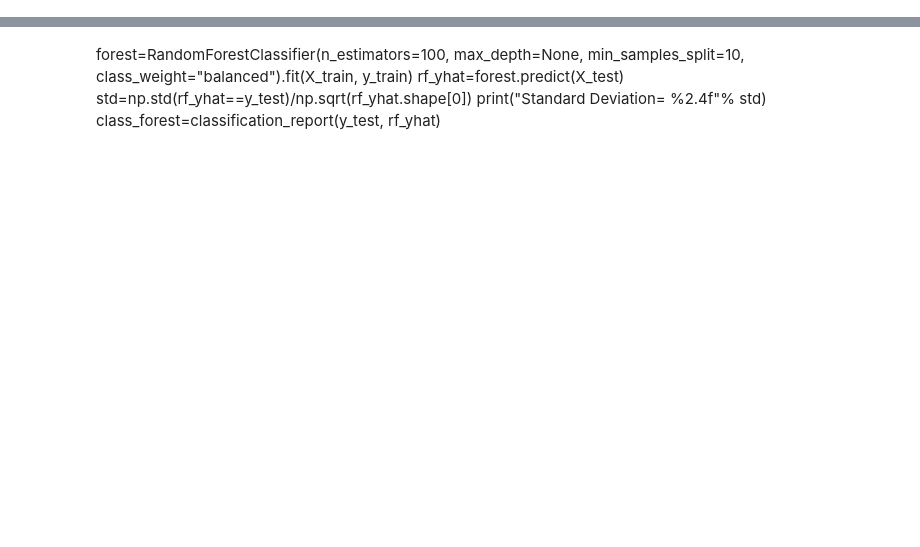
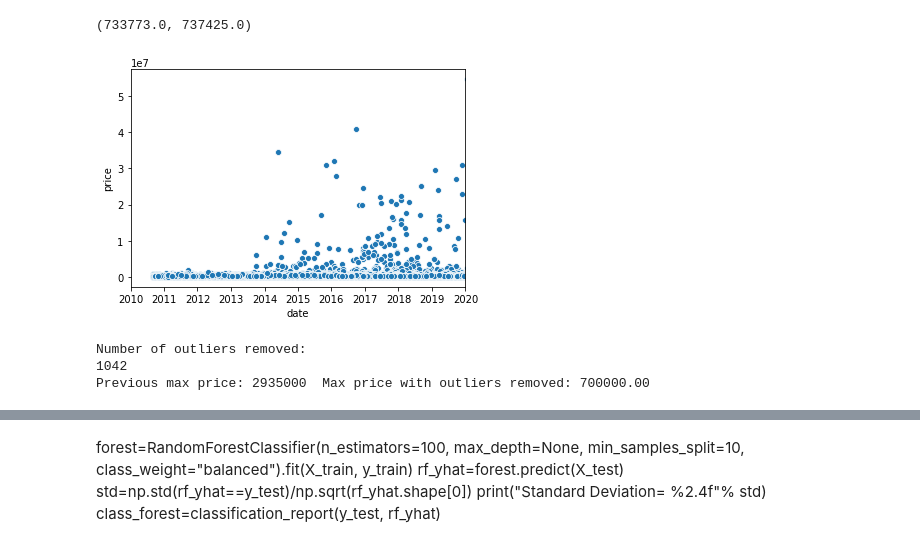
Before and after one commit to risdallseis/Cardiff_house_sales, a Jupyter notebook: script.ipynb, the cells around one changed output, grey strips where cells are left out. Cells and saved outputs as stored; diff of their text form; code cells hidden in the pictures; blank space fills up the shorter version.

```diff
--- a/script.ipynb
+++ b/script.ipynb
@@ -14,0 +39,19 @@ dtype('<M8[ns]')
+# %%
+#Simplifying postal code to only be numberic
+df['postcode']=df['postcode'].str.replace(" ","")
+df['postcode']=df['postcode'].str.extract("(\d+)")
+df['postcode']=df['postcode'].astype('int32')
+
+#Removing postcodes with less than 10 samples
+postcode_counts=df['postcode'].value_counts()
+to_remove=postcode_counts[postcode_counts<=10].index
+# ~ : this operator means to negate
+df=df[~df.postcode.isin(to_remove)]
+
+#Shortening price column name
+df['price']=df['price_paid']
+df_old['price']=df_old['price_paid']
+
+#Shortening date column name
+df['date']=df['deed_date']
+df_old['date']=df_old['deed_date']
@@ -14,0 +74,41 @@ dtype('<M8[ns]')
+# %%
+#Scatter plot of price and date over a decade
+ax=sns.scatterplot(x="date", y="price", data=df)
+ax.set_xlim([datetime.date(2010, 1, 1), datetime.date(2020, 1, 1)])
+# %% [output]
+(733773.0, 737425.0)
+[figure, added]
+# %%
+#Outlier removal - lets get rid of those million pound houses.....
+
+prevmax=df['price'].max()
+#Setting up year feature
+df['Year']=df['date'].dt.year
+#Creating list for outliers to go in
+outliers=[]
+#3 sigma threshold
+threshold=3
+#Calculating the median for each year
+yr_median=pd.DataFrame(df.groupby(['Year'], as_index=False)['price'].median().set_index('Year'))
+#Calculating the standard deviation for each year
+yr_std=pd.DataFrame(df.groupby(['Year'], as_index=False).agg({'price':['std']}).set_index('Year'))
+#Iterates through each year, using the median and standard deviation for that year to calculate outliers. YEARLY.
+for d in df['Year'].unique():
+    for label, row in df.iterrows():
+        if row['Year']==d:
+            z_score= np.divide(np.subtract(row['price'], (yr_median.values[yr_median.index==d])),(yr_std.values[yr_std.index==d]))
+            if np.abs(z_score) > threshold:
+                outliers.append(label)
+
+#Removing outliers from dataframe
+for i in outliers:
+    df.drop(i , inplace=True)
+newmax=df['price'].max()
+#Number of outliers removed
+print('Number of outliers removed:')
+print(len(outliers))
+print('Previous max price: %d  Max price with outliers removed: %.2f' %(prevmax, newmax))
+# %% [output]
+Number of outliers removed:
+1042
+Previous max price: 2935000  Max price with outliers removed: 700000.00
```
Also changed, not shown: parts of 42 cells of this notebook.
